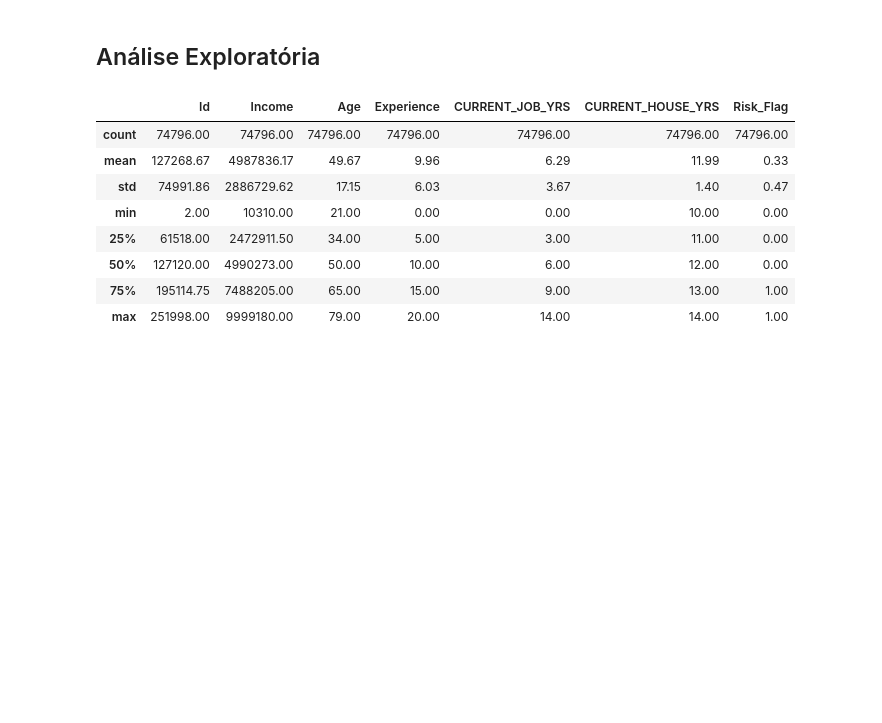
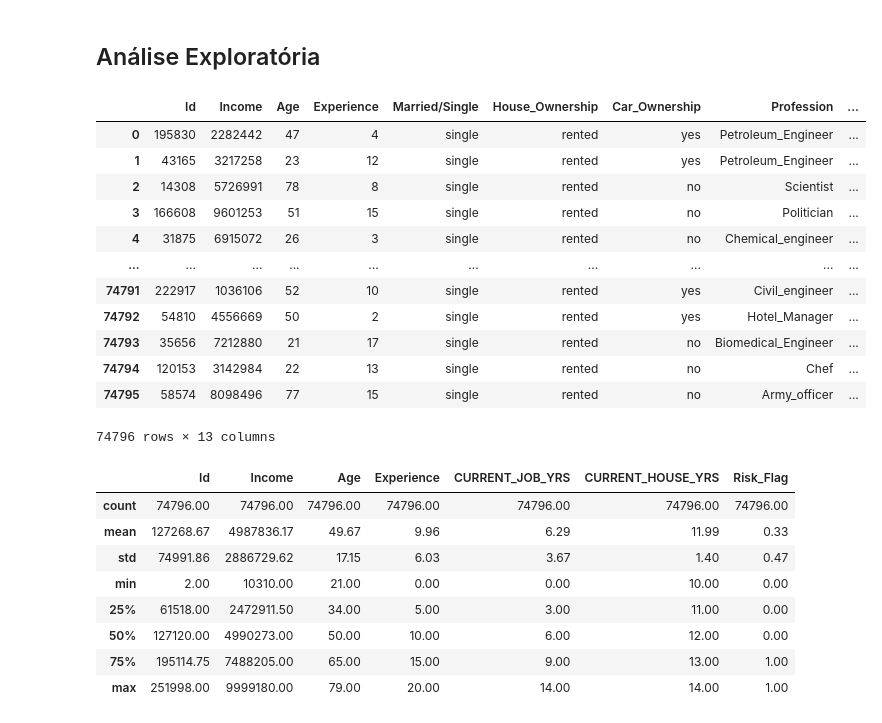
Before and after one commit to LouiseZN/T1_Aprendizado_Supervisionado, a Jupyter notebook: AS_T1_1/aprendizado_supervizionado.ipynb, the cells around one changed output. Cells and saved outputs as stored; diff of their text form; code cells hidden in the pictures; blank space fills up the shorter version.

```diff
--- a/AS_T1_1/aprendizado_supervizionado.ipynb
+++ b/AS_T1_1/aprendizado_supervizionado.ipynb
@@ -15,6 +15,22 @@ df_treino.head()
 | 4 | 31875 | 6915072 | 26 | 3 | single | rented | no | Chemical_engineer | ... |
 # %% [markdown]
 ## Análise Exploratória
+# %%
+df_treino
+# %% [output]
+|  | Id | Income | Age | Experience | Married/Single | House_Ownership | Car_Ownership | Profession | ... |
+| 0 | 195830 | 2282442 | 47 | 4 | single | rented | yes | Petroleum_Engineer | ... |
+| 1 | 43165 | 3217258 | 23 | 12 | single | rented | yes | Petroleum_Engineer | ... |
+| 2 | 14308 | 5726991 | 78 | 8 | single | rented | no | Scientist | ... |
+| 3 | 166608 | 9601253 | 51 | 15 | single | rented | no | Politician | ... |
+| 4 | 31875 | 6915072 | 26 | 3 | single | rented | no | Chemical_engineer | ... |
+| ... | ... | ... | ... | ... | ... | ... | ... | ... | ... |
+| 74791 | 222917 | 1036106 | 52 | 10 | single | rented | yes | Civil_engineer | ... |
+| 74792 | 54810 | 4556669 | 50 | 2 | single | rented | yes | Hotel_Manager | ... |
+| 74793 | 35656 | 7212880 | 21 | 17 | single | rented | no | Biomedical_Engineer | ... |
+| 74794 | 120153 | 3142984 | 22 | 13 | single | rented | no | Chef | ... |
+| 74795 | 58574 | 8098496 | 77 | 15 | single | rented | no | Army_officer | ... |
+74796 rows × 13 columns
 # %%
 df_treino.describe().round(2) # das variaveis numericas nao parecem ter muitos outliers
 # %% [output]
```
Also changed, not shown: parts of 17 cells of this notebook.
